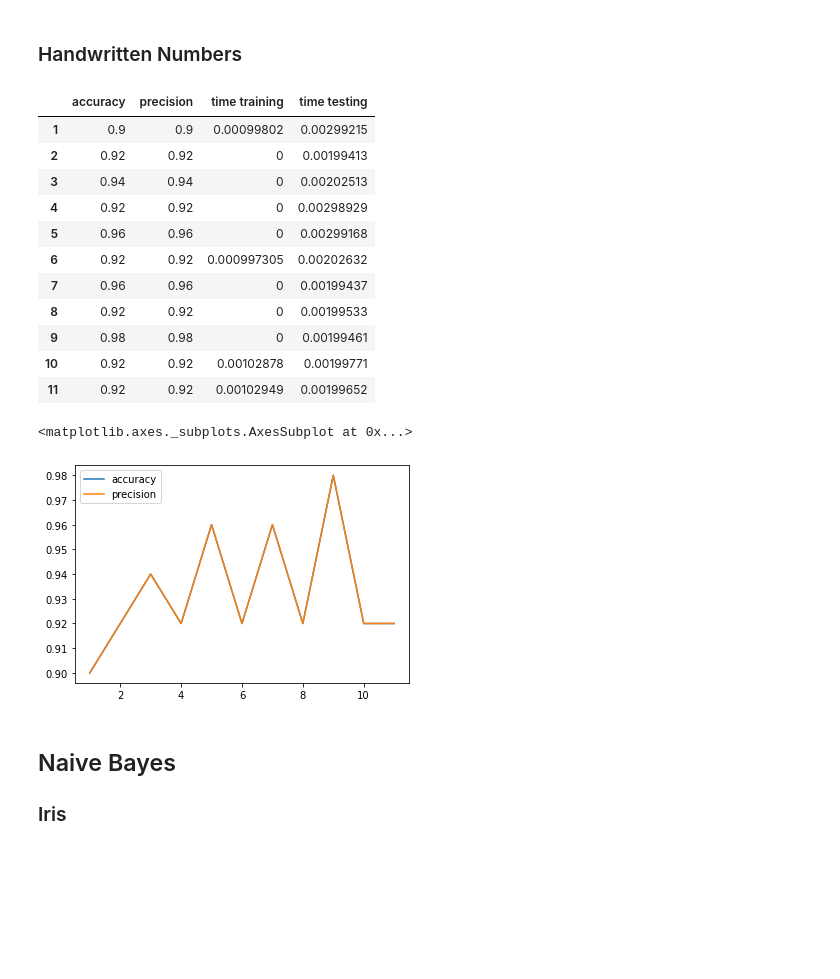
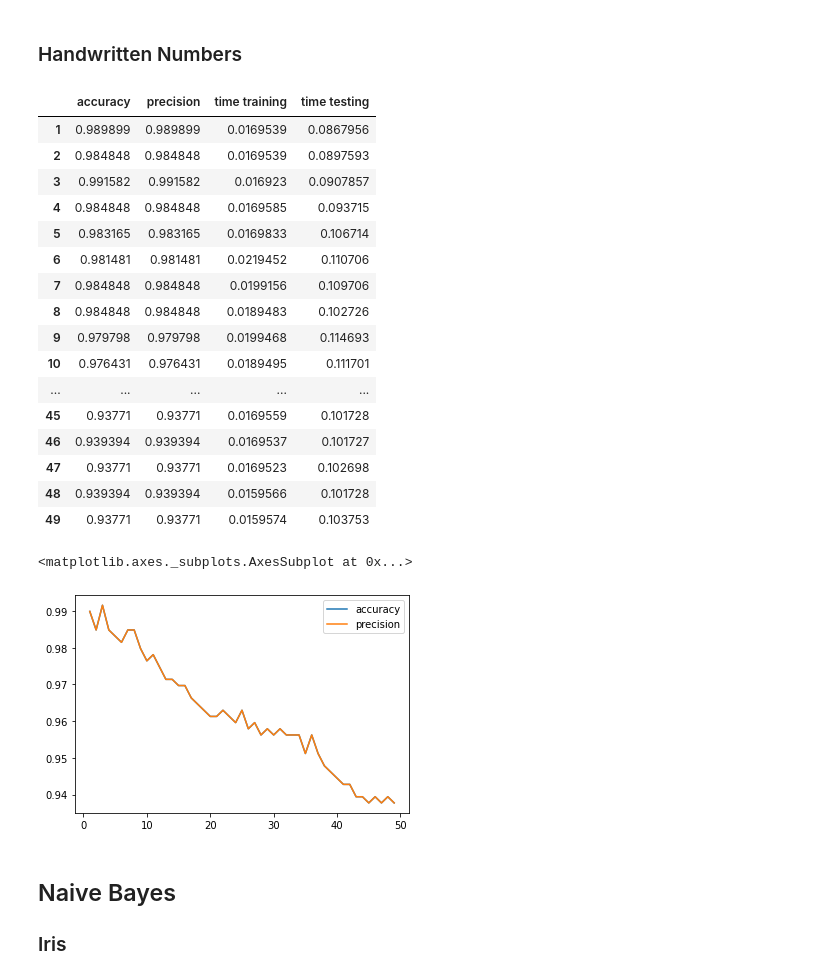
Before and after one commit to kocmana/tw_mle_exercise2, a Jupyter notebook: tw_mle_exercise2.ipynb, the cells around one changed output. Cells and saved outputs as stored; diff of their text form; code cells hidden in the pictures; blank space fills up the shorter version.

```diff
--- a/tw_mle_exercise2.ipynb
+++ b/tw_mle_exercise2.ipynb
@@ -77,7 +77,7 @@ randomState=24  # change the state with the numeric parts of your matrikelnummer
                 # se19m024
 data, target = shuffle(dataSet.data, dataSet.target, random_state=randomState)
 
-testvalues = range(1,15)
+testvalues = range(1,50)
 
 # Prepare dataframe for results
 knn_results_iris = pd.DataFrame(columns=['accuracy','precision','time training', 'time testing'], index=testvalues)
@@ -139,13 +141,13 @@ knn_results_iris[['accuracy','precision']].plot.line()
 from sklearn import neighbors
 
 # load the digit dataset
-dataSet = datasets.load_iris()
+dataSet = datasets.load_digits()
 
 # Shuffle our input data
 randomState=24 # change the state with the numeric parts of your matrikelnummer; if you are in a group, use the sume of the numeric parts
 data, target = shuffle(dataSet.data, dataSet.target, random_state=randomState)
 
-testvalues = range(1,12)
+testvalues = range(1,50)
 
 # Prepare dataframe for results
 knn_results_numbers = pd.DataFrame(columns=['accuracy','precision','time training', 'time testing'], index=testvalues)
@@ -159,45 +161,50 @@ X_train, X_test, y_train, y_test = train_test_split(data, target, test_size=0.33
 n_neighbors = testvalues
 
 for n in n_neighbors:
     # train the k-NN
     classifier = neighbors.KNeighborsClassifier(n)
     start_time_train = time.time()
     classifier.fit(X_train, y_train)
     end_time_train = time.time()
 
     # predict the test set on our trained classifier
     start_time_test = time.time()
     y_test_predicted = classifier.predict(X_test)
     end_time_test = time.time()
 
     # Compute metrics
     acc=metrics.accuracy_score(y_test, y_test_predicted)
     precision=metrics.precision_score(y_test, y_test_predicted, average="micro")
 
     knn_results_numbers.loc[n] = pd.Series({
         'accuracy':acc,
         'precision':precision,
         'time training':end_time_train-start_time_train,
         'time testing':end_time_test-start_time_test
     })
 
 display(knn_results_numbers)
 knn_results_numbers[['accuracy','precision']].plot.line()
 # %% [output]
 |  | accuracy | precision | time training | time testing |
-| 1 | 0.9 | 0.9 | 0.00099802 | 0.00299215 |
-| 2 | 0.92 | 0.92 | 0 | 0.00199413 |
-| 3 | 0.94 | 0.94 | 0 | 0.00202513 |
-| 4 | 0.92 | 0.92 | 0 | 0.00298929 |
-| 5 | 0.96 | 0.96 | 0 | 0.00299168 |
-| 6 | 0.92 | 0.92 | 0.000997305 | 0.00202632 |
-| 7 | 0.96 | 0.96 | 0 | 0.00199437 |
-| 8 | 0.92 | 0.92 | 0 | 0.00199533 |
-| 9 | 0.98 | 0.98 | 0 | 0.00199461 |
-| 10 | 0.92 | 0.92 | 0.00102878 | 0.00199771 |
-| 11 | 0.92 | 0.92 | 0.00102949 | 0.00199652 |
+| 1 | 0.989899 | 0.989899 | 0.0169539 | 0.0867956 |
+| 2 | 0.984848 | 0.984848 | 0.0169539 | 0.0897593 |
+| 3 | 0.991582 | 0.991582 | 0.016923 | 0.0907857 |
+| 4 | 0.984848 | 0.984848 | 0.0169585 | 0.093715 |
+| 5 | 0.983165 | 0.983165 | 0.0169833 | 0.106714 |
+| 6 | 0.981481 | 0.981481 | 0.0219452 | 0.110706 |
+| 7 | 0.984848 | 0.984848 | 0.0199156 | 0.109706 |
+| 8 | 0.984848 | 0.984848 | 0.0189483 | 0.102726 |
+| 9 | 0.979798 | 0.979798 | 0.0199468 | 0.114693 |
+| 10 | 0.976431 | 0.976431 | 0.0189495 | 0.111701 |
+| ... | ... | ... | ... | ... |
+| 45 | 0.93771 | 0.93771 | 0.0169559 | 0.101728 |
+| 46 | 0.939394 | 0.939394 | 0.0169537 | 0.101727 |
+| 47 | 0.93771 | 0.93771 | 0.0169523 | 0.102698 |
+| 48 | 0.939394 | 0.939394 | 0.0159566 | 0.101728 |
+| 49 | 0.93771 | 0.93771 | 0.0159574 | 0.103753 |
 <matplotlib.axes._subplots.AxesSubplot at 0x...>
-[figure, old version]
+[figure, new version]
 # %% [markdown]
 ## Naive Bayes
 
```
Also changed, not shown: parts of 7 cells of this notebook.
